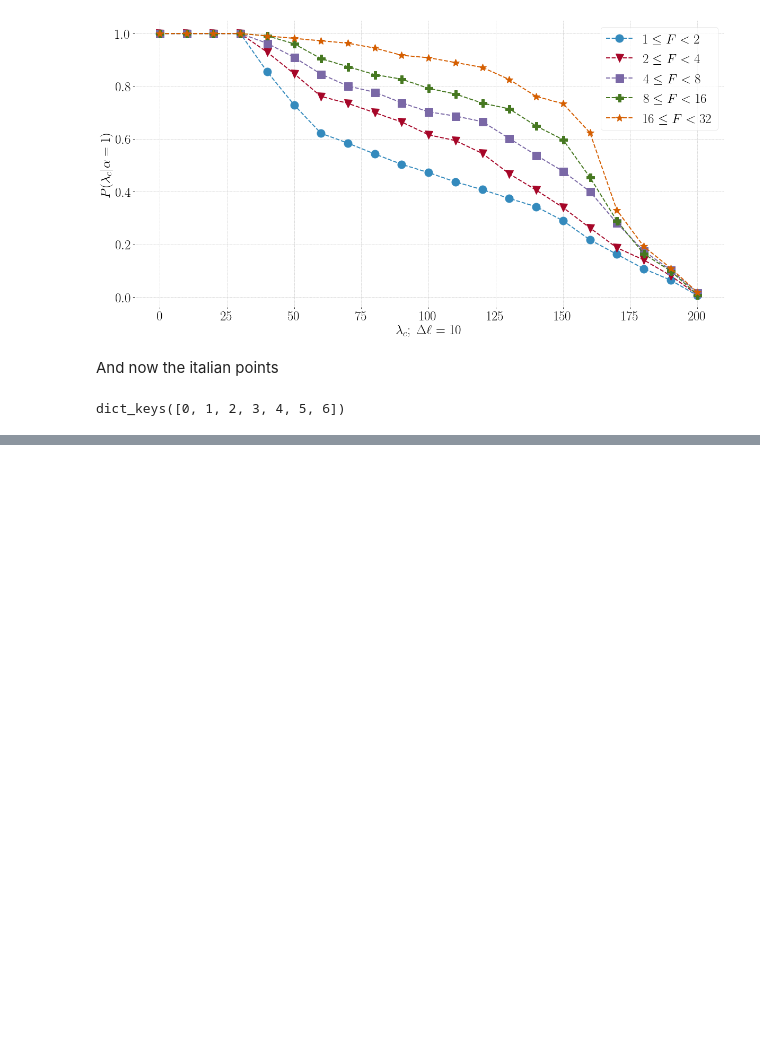
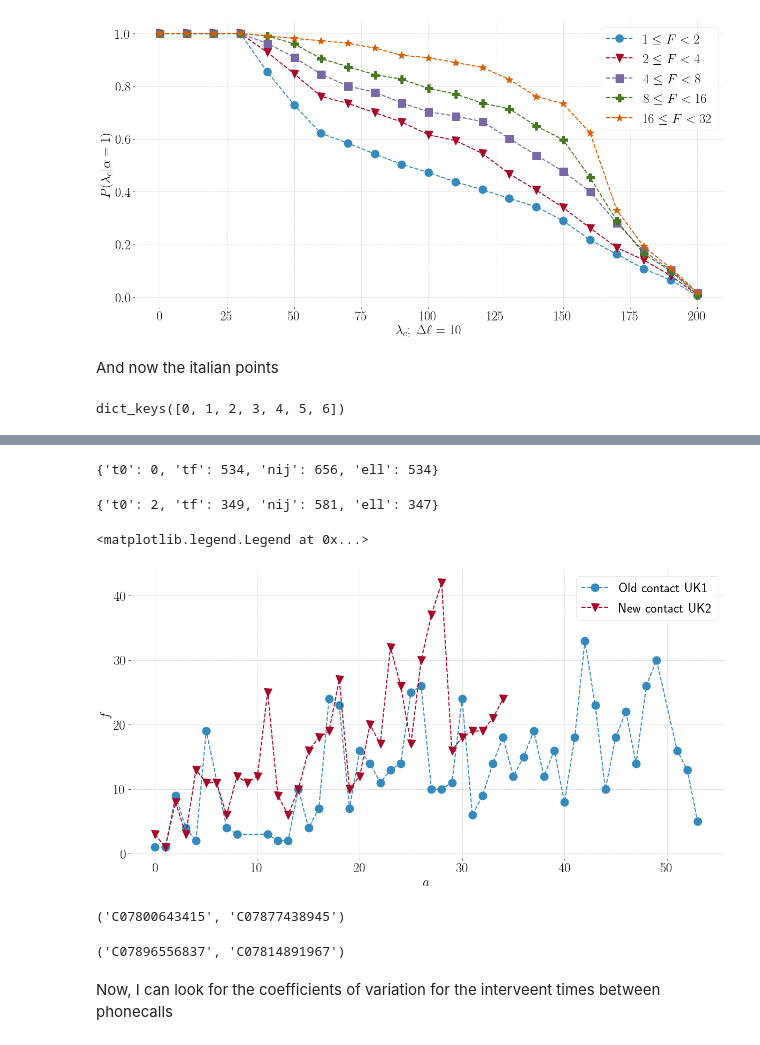
Before and after one commit to nitnelav27/comm_patterns, a Jupyter notebook: 202107.ipynb, the cells around one changed output, grey strips where cells are left out. Drawn from its saved outputs; the diff is of its cells as text; code cells hidden in the pictures; blank space fills up the shorter version.

```diff
--- a/202107.ipynb
+++ b/202107.ipynb
@@ -441,0 +429,3 @@ See the caveats in the documentation: https://pandas.pydata.org/pandas-docs/stab
+# %%
+dff_uk1 = pc.get_f(callsog['uk1'], 'all', 30, 500)
+dff_uk2 = pc.get_f(callsog['uk2'], 'all', 30, 500)
@@ -441,0 +444,47 @@ See the caveats in the documentation: https://pandas.pydata.org/pandas-docs/stab
+# %%
+livesog = {}
+for c in ['uk1', 'uk2']:
+    livesog[c] = pc.lives_dictionary(callsog[c])
+# %%
+maxell = 0
+uk1_ea = None
+for ego in livesog['uk1'].keys():
+    for alter in livesog['uk1'][ego].keys():
+        if livesog['uk1'][ego][alter]['ell'] > maxell:
+            maxell = livesog['uk1'][ego][alter]['ell']
+            uk1_ea = (ego, alter)
+# %%
+livesog['uk1'][uk1_ea[0]][uk1_ea[1]]
+# %% [output]
+{'t0': 0, 'tf': 534, 'nij': 656, 'ell': 534}
+# %%
+maxell = 0
+uk2_ea = None
+for ego in livesog['uk2'].keys():
+    for alter in livesog['uk2'][ego].keys():
+        if livesog['uk2'][ego][alter]['ell'] > maxell:
+            maxell = livesog['uk2'][ego][alter]['ell']
+            uk2_ea = (ego, alter)
+# %%
+livesog['uk2'][uk2_ea[0]][uk2_ea[1]]
+# %% [output]
+{'t0': 2, 'tf': 349, 'nij': 581, 'ell': 347}
+# %%
+plt.xlabel(r"$a$")
+plt.ylabel(r"$f$")
+plt.plot(dff_uk1[uk1_ea[0]][uk1_ea[1]]['alpha'], dff_uk1[uk1_ea[0]][uk1_ea[1]]['f'], marker=markers[0], markersize=15, ls="--", label="Old contact UK1")
+plt.plot(dff_uk2[uk2_ea[0]][uk2_ea[1]]['alpha'], dff_uk2[uk2_ea[0]][uk2_ea[1]]['f'], marker=markers[1], markersize=15, ls="--", label="New contact UK2")
+plt.legend()
+# %% [output]
+<matplotlib.legend.Legend at 0x...>
+[figure, added]
+# %%
+uk1_ea
+# %% [output]
+('C07800643415', 'C07877438945')
+# %%
+uk2_ea
+# %% [output]
+('C07896556837', 'C07814891967')
+# %% [markdown]
+Now, I can look for the coefficients of variation for the interveent times between phonecalls
```
Also changed, not shown: parts of 37 cells of this notebook, 5 other files.
